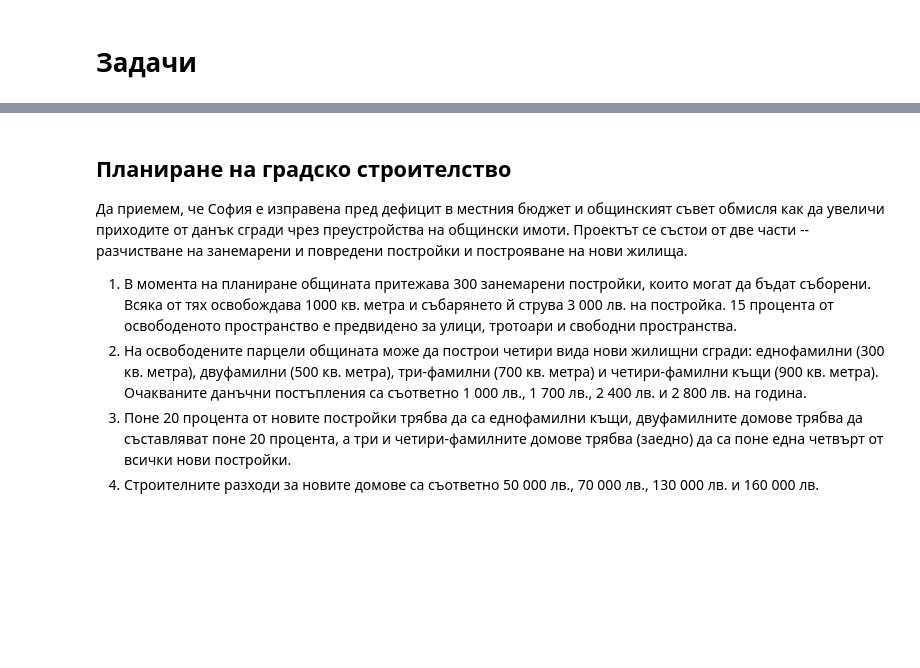
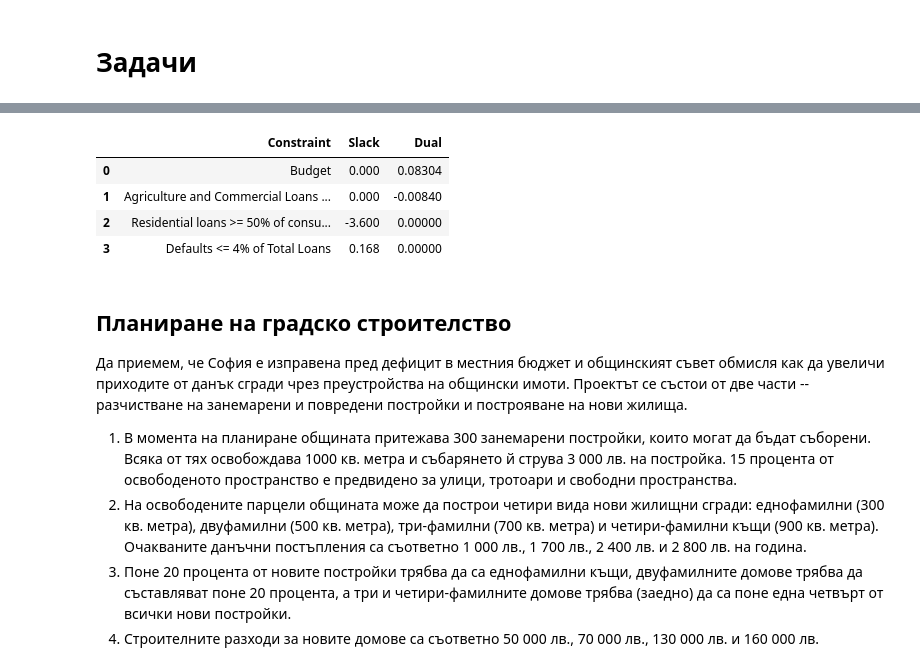
Before and after one commit to febse/opt2025, a Jupyter notebook: 00-Assignments/assignments.ipynb, the cells around one changed output, grey strips where cells are left out. Cells and saved outputs as stored; diff of their text form; code cells hidden in the pictures; blank space fills up the shorter version.

```diff
--- a/00-Assignments/assignments.ipynb
+++ b/00-Assignments/assignments.ipynb
@@ -140,8 +179,14 @@ $$
 # %%
 #| label: tbl-bank-loans-constraints
 #| tbl-cap: "Ограничения за банковите заеми в оптимума за банковите заеми"
 
-# constr_df
+constr_df
+# %% [output]
+|  | Constraint | Slack | Dual |
+| 0 | Budget | 0.000 | 0.08304 |
+| 1 | Agriculture and Commercial Loans ... | 0.000 | -0.00840 |
+| 2 | Residential loans >= 50% of consu... | -3.600 | 0.00000 |
+| 3 | Defaults <= 4% of Total Loans | 0.168 | 0.00000 |
 # %% [markdown]
 ## Планиране на градско строителство
 
```
Also changed, not shown: parts of 3 cells of this notebook, 1 other file.
